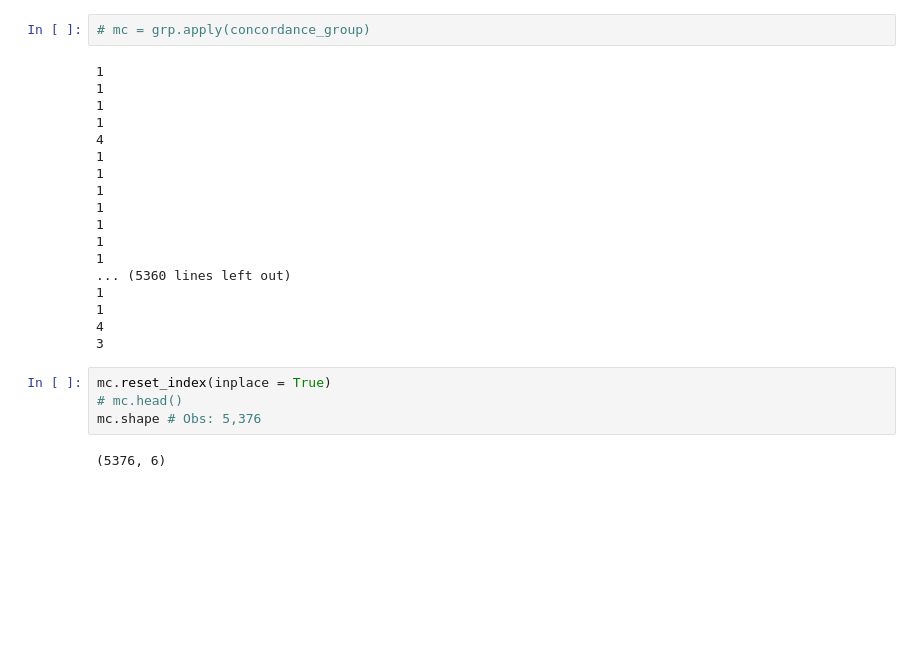
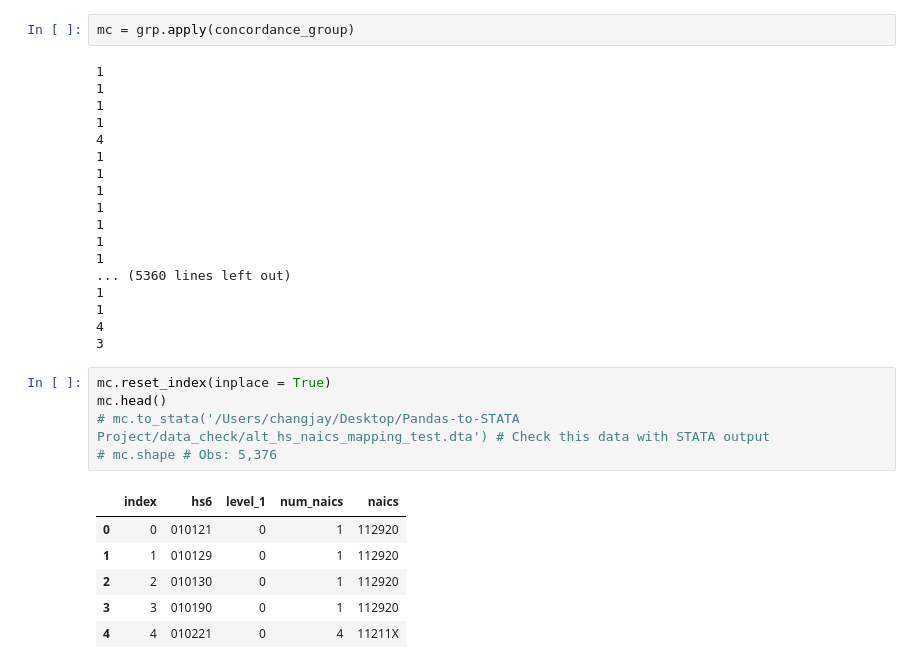
Before and after one commit to JayChang426/Pandas-to-STATA, a Jupyter notebook: alt_hs_naics_mapping.ipynb, the cells around one changed output. Saved outputs shown, nothing was run; the diff lists cells and outputs as text; blank space fills up the shorter version.

```diff
--- a/alt_hs_naics_mapping.ipynb
+++ b/alt_hs_naics_mapping.ipynb
@@ -135,7 +135,7 @@ concordance_group(grp.get_group("841391"))
 |  | num_naics | naics |
 | 0 | 4 | 333911 |
 # %%
-# mc = grp.apply(concordance_group)
+mc = grp.apply(concordance_group)
 # %% [output]
 1
 1
@@ -156,7 +156,13 @@ concordance_group(grp.get_group("841391"))
 3
 # %%
 mc.reset_index(inplace = True)
-# mc.head()
-mc.shape # Obs: 5,376
+mc.head()
+# mc.to_stata('/Users/changjay/Desktop/Pandas-to-STATA Project/data_check/alt_hs_naics_mapping_test.dta') # Check this data with STATA output
+# mc.shape # Obs: 5,376
 # %% [output]
-(5376, 6)
+|  | index | hs6 | level_1 | num_naics | naics |
+| 0 | 0 | 010121 | 0 | 1 | 112920 |
+| 1 | 1 | 010129 | 0 | 1 | 112920 |
+| 2 | 2 | 010130 | 0 | 1 | 112920 |
+| 3 | 3 | 010190 | 0 | 1 | 112920 |
+| 4 | 4 | 010221 | 0 | 4 | 11211X |
```
Also changed, not shown: parts of 1 cell of this notebook, 6 other files.
